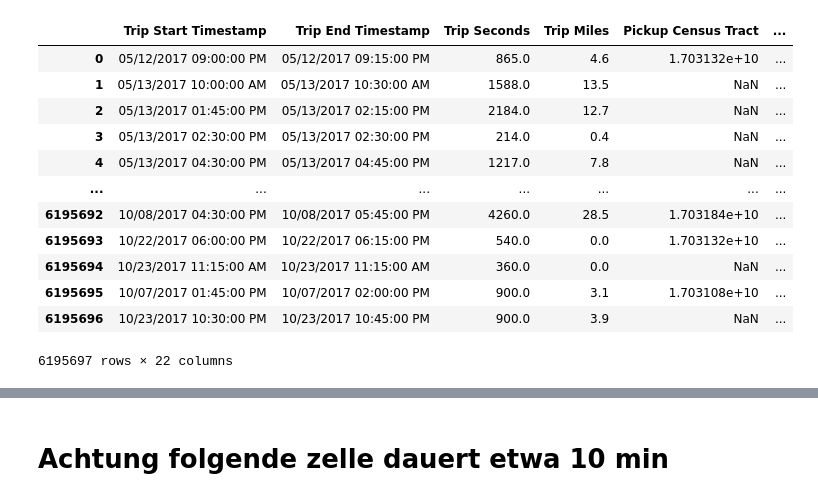
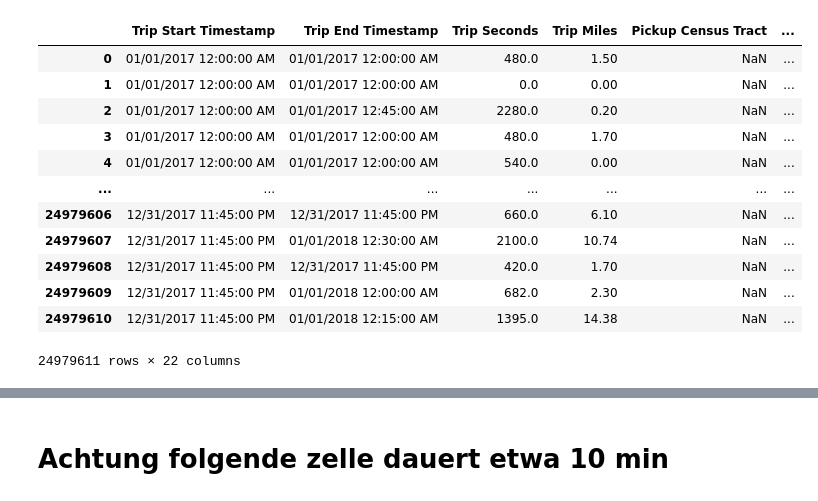
Before and after one commit to OliverSauren/AAA_Stahl, a Jupyter notebook: 1_taxitrip_cleanup.ipynb, the cells around one changed output, grey strips where cells are left out. Saved outputs shown, nothing was run; the diff lists cells and outputs as text; code cells hidden in the pictures.

Commit message:
Revert "Revert "Merge branch 'main' of https://github.com/OliverSauren/AAA_Stahl""
This reverts commit 7488eb588455f046504999f4d961f70ffecfc35c.

```diff
--- a/1_taxitrip_cleanup.ipynb
+++ b/1_taxitrip_cleanup.ipynb
@@ -10,19 +10,19 @@ from shapely.geometry import shape
 from shapely.geometry import Point
 # %%
 #nur die daten von 2017 einlesen, schon leicht bearbeitet(taxi id neu und trio id geloescht)
-df=pd.read_csv('trips17small.csv')
+df=pd.read_csv('merge2.csv')
 df
 # %% [output]
 |  | Trip Start Timestamp | Trip End Timestamp | Trip Seconds | Trip Miles | Pickup Census Tract | ... |
-| 0 | 05/12/2017 09:00:00 PM | 05/12/2017 09:15:00 PM | 865.0 | 4.6 | 1.703132e+10 | ... |
-| 1 | 05/13/2017 10:00:00 AM | 05/13/2017 10:30:00 AM | 1588.0 | 13.5 | NaN | ... |
-| 2 | 05/13/2017 01:45:00 PM | 05/13/2017 02:15:00 PM | 2184.0 | 12.7 | NaN | ... |
-| 3 | 05/13/2017 02:30:00 PM | 05/13/2017 02:30:00 PM | 214.0 | 0.4 | NaN | ... |
-| 4 | 05/13/2017 04:30:00 PM | 05/13/2017 04:45:00 PM | 1217.0 | 7.8 | NaN | ... |
+| 0 | 01/01/2017 12:00:00 AM | 01/01/2017 12:00:00 AM | 480.0 | 1.50 | NaN | ... |
+| 1 | 01/01/2017 12:00:00 AM | 01/01/2017 12:00:00 AM | 0.0 | 0.00 | NaN | ... |
+| 2 | 01/01/2017 12:00:00 AM | 01/01/2017 12:45:00 AM | 2280.0 | 0.20 | NaN | ... |
+| 3 | 01/01/2017 12:00:00 AM | 01/01/2017 12:00:00 AM | 480.0 | 1.70 | NaN | ... |
+| 4 | 01/01/2017 12:00:00 AM | 01/01/2017 12:00:00 AM | 540.0 | 0.00 | NaN | ... |
 | ... | ... | ... | ... | ... | ... | ... |
-| 6195692 | 10/08/2017 04:30:00 PM | 10/08/2017 05:45:00 PM | 4260.0 | 28.5 | 1.703184e+10 | ... |
-| 6195693 | 10/22/2017 06:00:00 PM | 10/22/2017 06:15:00 PM | 540.0 | 0.0 | 1.703132e+10 | ... |
-| 6195694 | 10/23/2017 11:15:00 AM | 10/23/2017 11:15:00 AM | 360.0 | 0.0 | NaN | ... |
-| 6195695 | 10/07/2017 01:45:00 PM | 10/07/2017 02:00:00 PM | 900.0 | 3.1 | 1.703108e+10 | ... |
-| 6195696 | 10/23/2017 10:30:00 PM | 10/23/2017 10:45:00 PM | 900.0 | 3.9 | NaN | ... |
+| 24979606 | 12/31/2017 11:45:00 PM | 12/31/2017 11:45:00 PM | 660.0 | 6.10 | NaN | ... |
+| 24979607 | 12/31/2017 11:45:00 PM | 01/01/2018 12:30:00 AM | 2100.0 | 10.74 | NaN | ... |
+| 24979608 | 12/31/2017 11:45:00 PM | 12/31/2017 11:45:00 PM | 420.0 | 1.70 | NaN | ... |
+| 24979609 | 12/31/2017 11:45:00 PM | 01/01/2018 12:00:00 AM | 682.0 | 2.30 | NaN | ... |
+| 24979610 | 12/31/2017 11:45:00 PM | 01/01/2018 12:15:00 AM | 1395.0 | 14.38 | NaN | ... |
-6195697 rows × 22 columns
+24979611 rows × 22 columns
```
Also changed, not shown: parts of 113 cells of this notebook, 2 other files.
